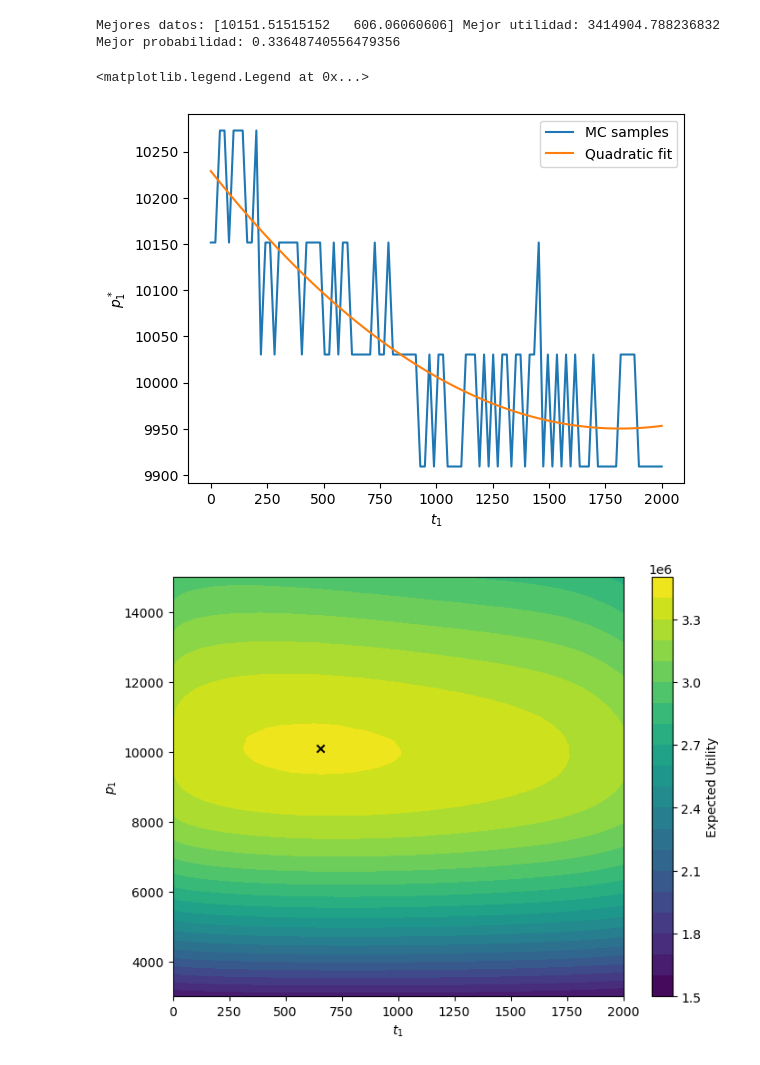
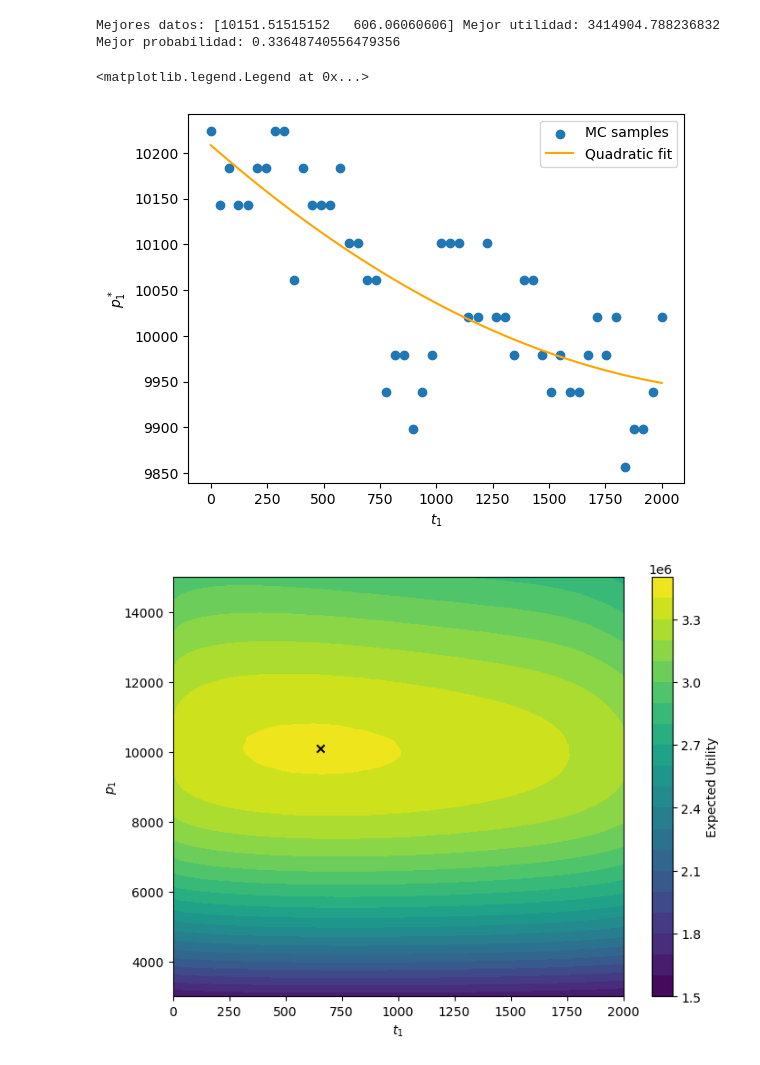
Before and after one commit to pablogarciarce/ProductLaunching, a Jupyter notebook: ProdLaunch.ipynb, the cells around one changed output. Cells and saved outputs as stored; diff of their text form; code cells hidden in the pictures.

```diff
--- a/ProdLaunch.ipynb
+++ b/ProdLaunch.ipynb
@@ -255,7 +259,7 @@ np.save('resultados_resolucion.npy', resultados)
 # %% [output]
 Mejores datos: [10234.69387755   551.02040816] Mejor utilidad: 3485064.531083048 Mejor probabilidad: 0.34060415979139613
 # %%
-resultados = np.load('resultados.npy')
+resultados = np.load('resultados_resolucion.npy')
 # %%
 indice_mejor = np.argmax(resultados[:, 2])
 mejor_datos = resultados[indice_mejor, :2]
@@ -267,22 +271,22 @@ print("Mejores datos:", mejor_datos, "Mejor utilidad:", mejor_util, "Mejor proba
 Mejores datos: [10151.51515152   606.06060606] Mejor utilidad: 3414904.788236832 Mejor probabilidad: 0.33648740556479356
 # %%
 mejores_precios = []
-for i in range(100):
-    seleccion = resultados[abs(resultados[:, 1] - np.linspace(0, 2000, 100)[i]) < 1e-1]
+for i in range(50):
+    seleccion = resultados[abs(resultados[:, 1] - np.linspace(0, 2000, 50)[i]) < 1e-1]
     mejores_precios.append(seleccion[np.argmax(seleccion[:, 2]), 0])
 # %%
-xs = np.linspace(0, 2000, 100)
+xs = np.linspace(0, 2000, 50)
 c, b, a = np.polyfit(xs, mejores_precios, 2)
 ys = a + b * xs + c * xs ** 2
 
-plt.plot(xs, mejores_precios)
-plt.plot(xs, ys)
+plt.scatter(xs, mejores_precios)
+plt.plot(xs, ys, color='orange')
 plt.xlabel('$t_1$')
 plt.ylabel('$p^*_1$')
 plt.legend(['MC samples', 'Quadratic fit'])
 # %% [output]
 <matplotlib.legend.Legend at 0x...>
-[figure, old version]
+[figure, new version]
 # %%
 p1_vals = resultados[:, 0]
 t1_vals = resultados[:, 1]
```
Also changed, not shown: parts of 4 cells of this notebook, 4 other files.
